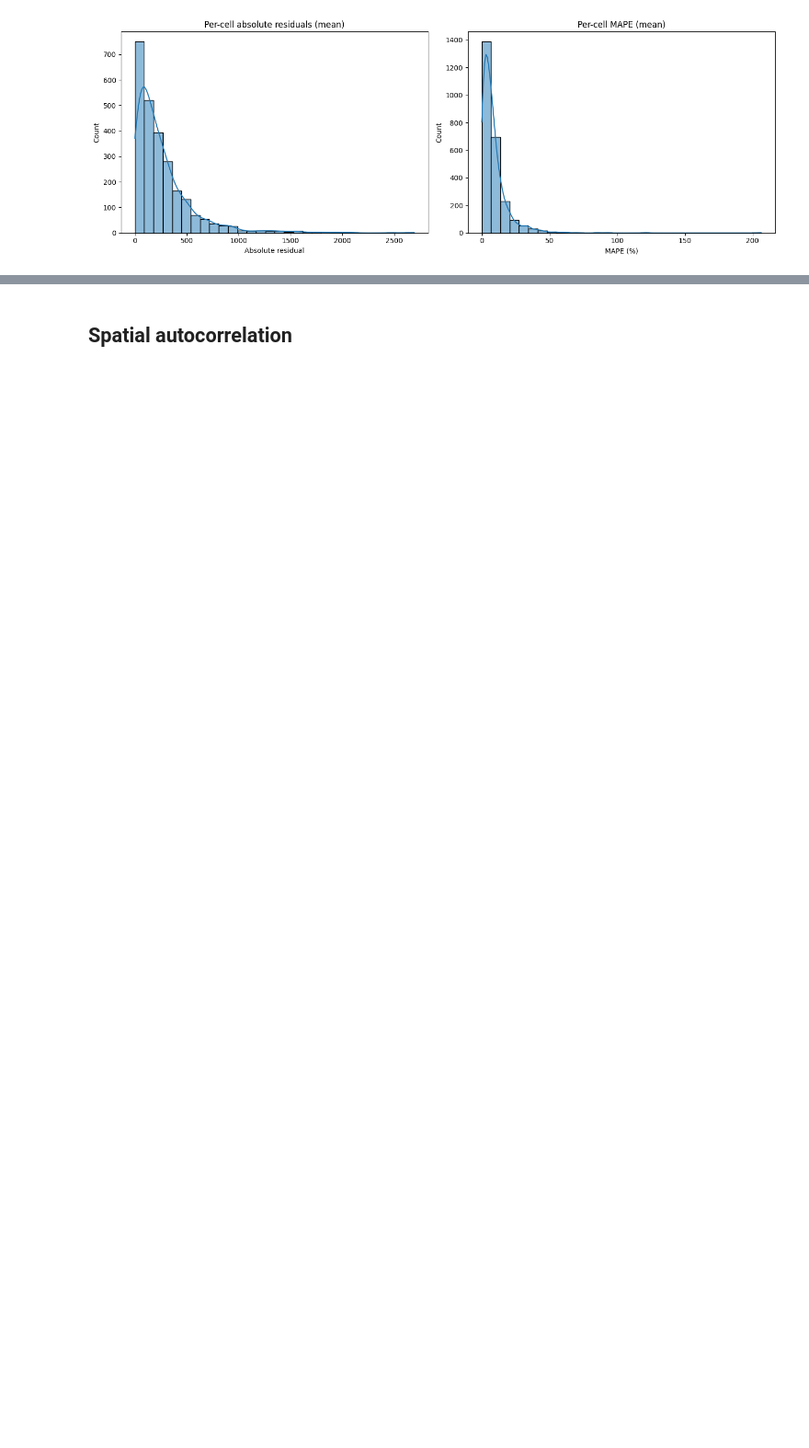
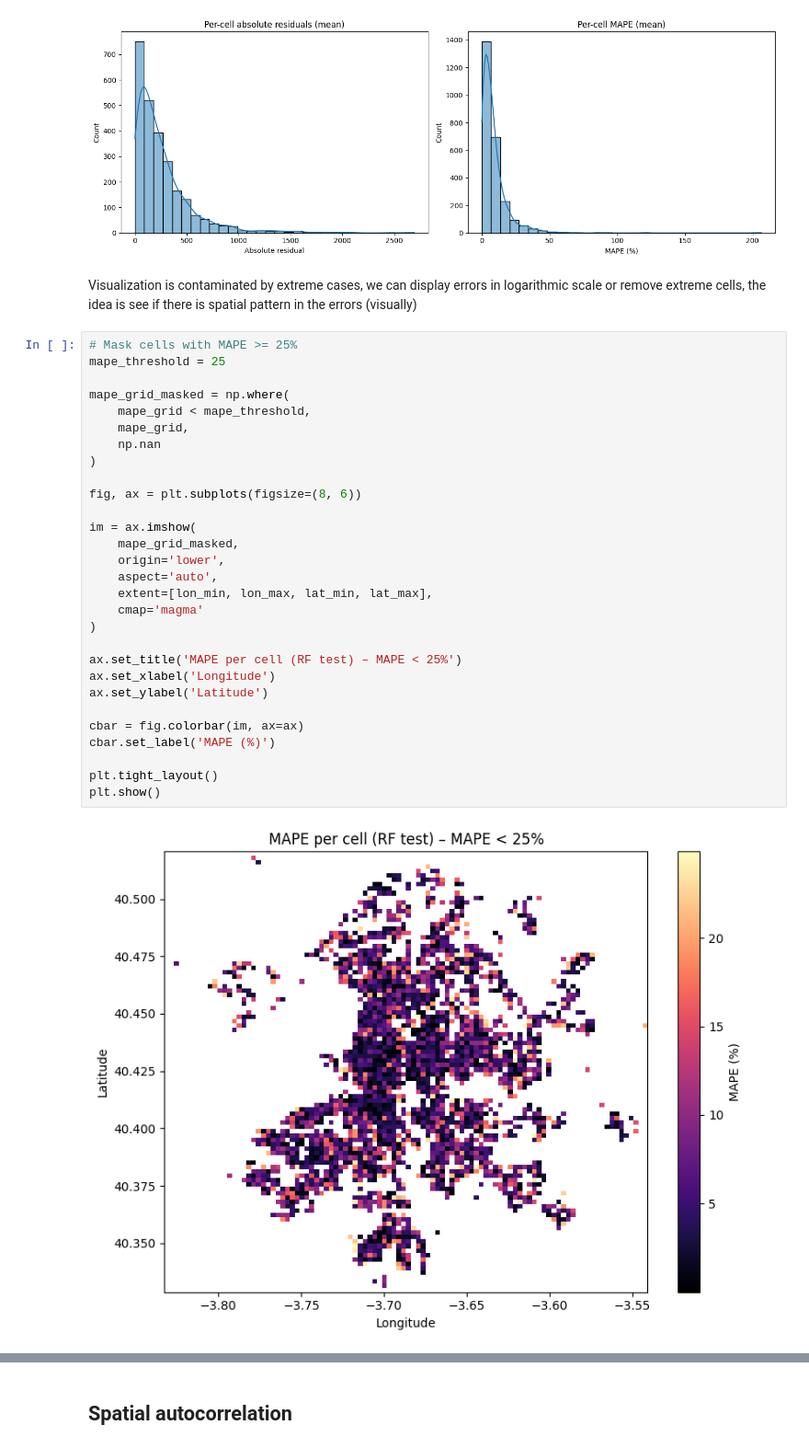
Before and after one commit to davidreyblanco/ml-idealista-18, a Jupyter notebook: notebooks/ml_idealista18_madrid_GAM.ipynb, the cells around one changed output, grey strips where cells are left out. Shown at 92% size. Cells and saved outputs as stored; diff of their text form; blank space fills up the shorter version.

Commit message:
Añadida visualización

```diff
--- a/notebooks/ml_idealista18_madrid_GAM.ipynb
+++ b/notebooks/ml_idealista18_madrid_GAM.ipynb
@@ -949,3 +949,36 @@ plt.tight_layout()
 # %% [output]
 [figure]
 [figure]
+# %% [markdown]
+Visualization is contaminated by extreme cases, we can display errors in logarithmic scale or remove extreme cells, the idea is see if there is spatial pattern in the errors (visually)
+# %%
+# Mask cells with MAPE >= 25%
+mape_threshold = 25
+
+mape_grid_masked = np.where(
+    mape_grid < mape_threshold,
+    mape_grid,
+    np.nan
+)
+
+fig, ax = plt.subplots(figsize=(8, 6))
+
+im = ax.imshow(
+    mape_grid_masked,
+    origin='lower',
+    aspect='auto',
+    extent=[lon_min, lon_max, lat_min, lat_max],
+    cmap='magma'
+)
+
+ax.set_title('MAPE per cell (RF test) – MAPE < 25%')
+ax.set_xlabel('Longitude')
+ax.set_ylabel('Latitude')
+
+cbar = fig.colorbar(im, ax=ax)
+cbar.set_label('MAPE (%)')
+
+plt.tight_layout()
+plt.show()
+# %% [output]
+[figure, added]
```
Also changed, not shown: parts of 2 cells of this notebook.
